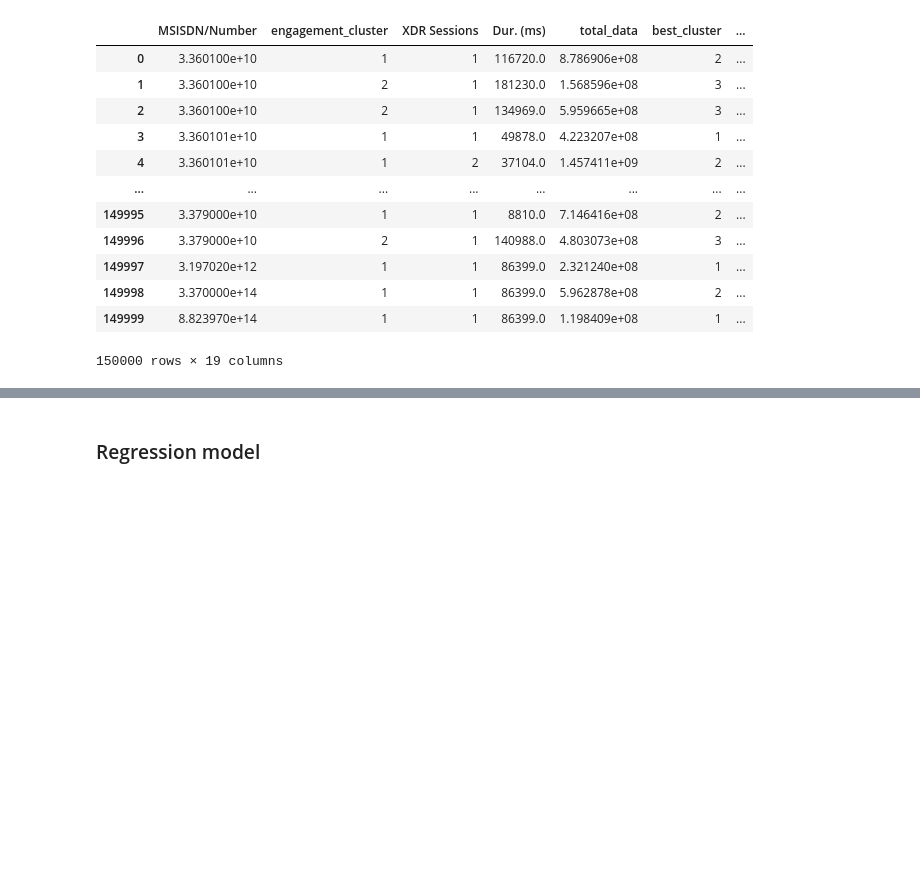
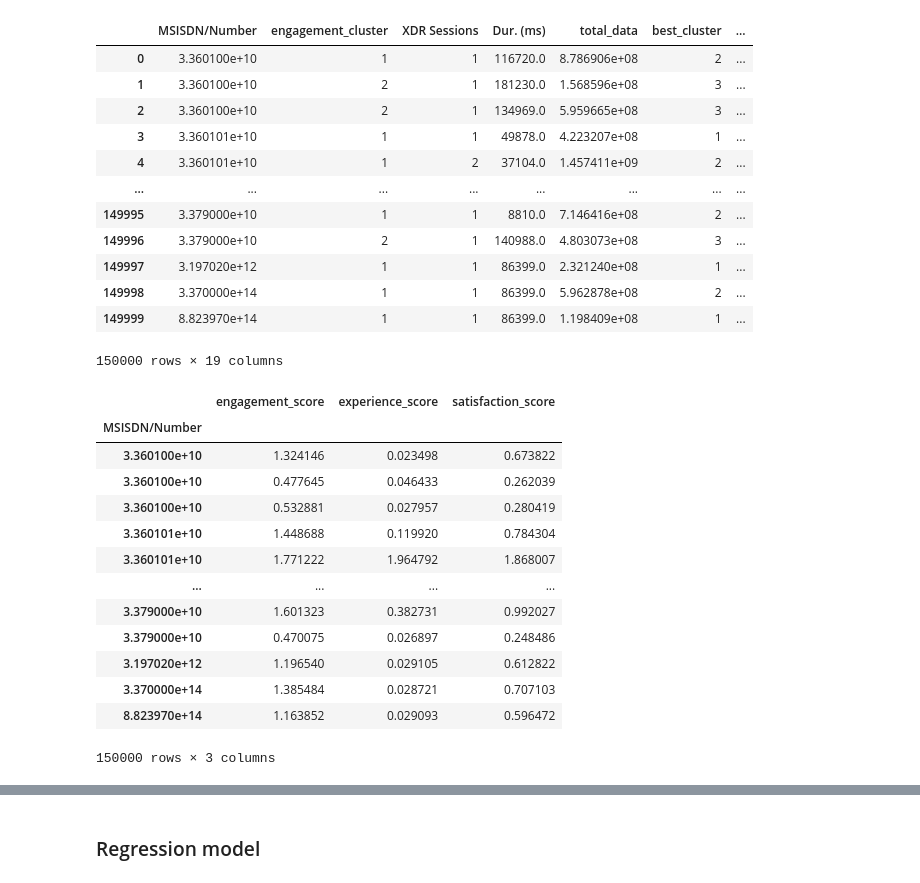
Before and after one commit to Fisseha-Estifanos/Telecom, a Jupyter notebook: notebooks/user_satisfaction_analysis.ipynb, the cells around one changed output, grey strips where cells are left out. Saved outputs shown, nothing was run; the diff lists cells and outputs as text; code cells hidden in the pictures; blank space fills up the shorter version.

```diff
--- a/notebooks/user_satisfaction_analysis.ipynb
+++ b/notebooks/user_satisfaction_analysis.ipynb
@@ -243,3 +243,22 @@ user_satisfaction_df
 | 149998 | 3.370000e+14 | 1 | 1 | 86399.0 | 5.962878e+08 | 2 | ... |
 | 149999 | 8.823970e+14 | 1 | 1 | 86399.0 | 1.198409e+08 | 1 | ... |
 150000 rows × 19 columns
+# %%
+user_satisfaction_df_ = user_satisfaction_df[['MSISDN/Number', 'engagement_score', 'experience_score', 'satisfaction_score']]
+user_satisfaction_df_.set_index('MSISDN/Number', inplace=True)
+user_satisfaction_df_
+# %% [output]
+|  | engagement_score | experience_score | satisfaction_score |
+| MSISDN/Number |  |  |  |
+| 3.360100e+10 | 1.324146 | 0.023498 | 0.673822 |
+| 3.360100e+10 | 0.477645 | 0.046433 | 0.262039 |
+| 3.360100e+10 | 0.532881 | 0.027957 | 0.280419 |
+| 3.360101e+10 | 1.448688 | 0.119920 | 0.784304 |
+| 3.360101e+10 | 1.771222 | 1.964792 | 1.868007 |
+| ... | ... | ... | ... |
+| 3.379000e+10 | 1.601323 | 0.382731 | 0.992027 |
+| 3.379000e+10 | 0.470075 | 0.026897 | 0.248486 |
+| 3.197020e+12 | 1.196540 | 0.029105 | 0.612822 |
+| 3.370000e+14 | 1.385484 | 0.028721 | 0.707103 |
+| 8.823970e+14 | 1.163852 | 0.029093 | 0.596472 |
+150000 rows × 3 columns
```
Also changed, not shown: parts of 2 cells of this notebook.
